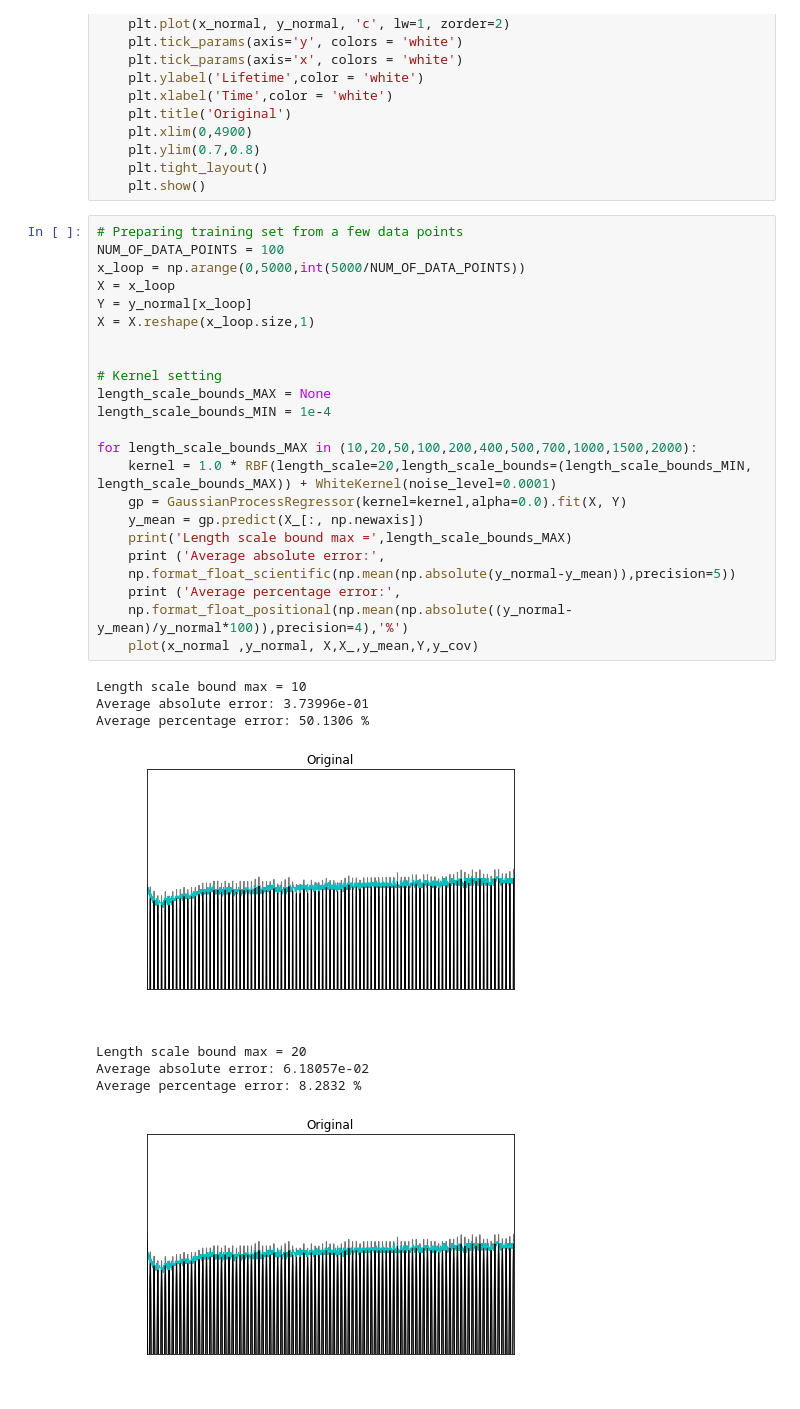
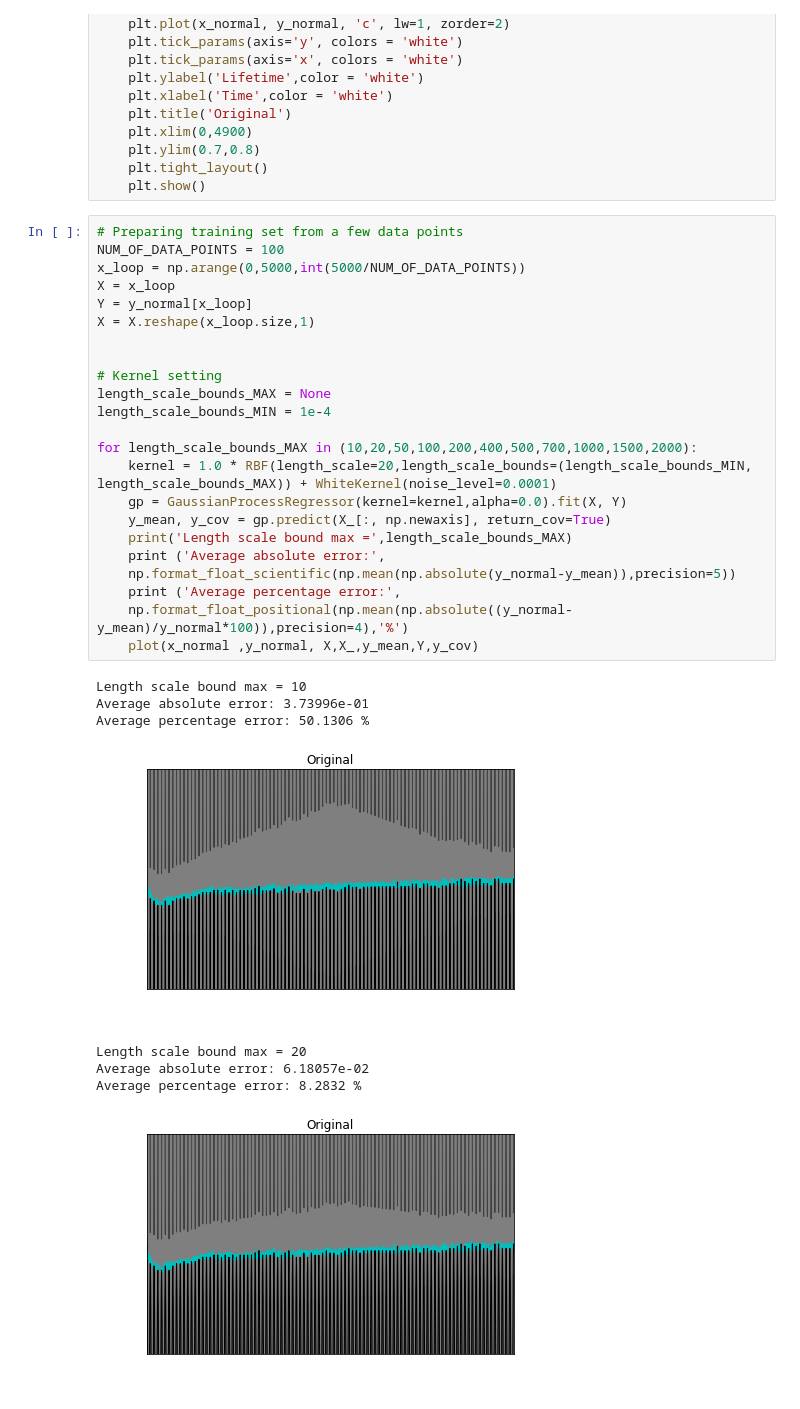
Before and after one commit to michelleliu1027/Bayesian_PV, a Jupyter notebook: BO_lengthscale.ipynb, the cells around one changed output. Saved outputs shown, nothing was run; the diff lists cells and outputs as text.

```diff
--- a/BO_lengthscale.ipynb
+++ b/BO_lengthscale.ipynb
@@ -65,35 +65,35 @@ def plot (x_normal ,y_normal, X,X_,y_mean,Y,y_cov):
 # %%
 # Preparing training set from a few data points
 NUM_OF_DATA_POINTS = 100
 x_loop = np.arange(0,5000,int(5000/NUM_OF_DATA_POINTS))
 X = x_loop
 Y = y_normal[x_loop]
 X = X.reshape(x_loop.size,1)
 
 
 # Kernel setting
 length_scale_bounds_MAX = None
 length_scale_bounds_MIN = 1e-4
 
 for length_scale_bounds_MAX in (10,20,50,100,200,400,500,700,1000,1500,2000):
     kernel = 1.0 * RBF(length_scale=20,length_scale_bounds=(length_scale_bounds_MIN, length_scale_bounds_MAX)) + WhiteKernel(noise_level=0.0001)
     gp = GaussianProcessRegressor(kernel=kernel,alpha=0.0).fit(X, Y)
-    y_mean = gp.predict(X_[:, np.newaxis])
+    y_mean, y_cov = gp.predict(X_[:, np.newaxis], return_cov=True)
     print('Length scale bound max =',length_scale_bounds_MAX)
     print ('Average absolute error:',
     np.format_float_scientific(np.mean(np.absolute(y_normal-y_mean)),precision=5))
     print ('Average percentage error:',
     np.format_float_positional(np.mean(np.absolute((y_normal-y_mean)/y_normal*100)),precision=4),'%')
     plot(x_normal ,y_normal, X,X_,y_mean,Y,y_cov)
 # %% [output]
 Length scale bound max = 10
 Average absolute error: 3.73996e-01
 Average percentage error: 50.1306 %
-[figure, old version]
+[figure, new version]
 Length scale bound max = 20
 Average absolute error: 6.18057e-02
 Average percentage error: 8.2832 %
-[figure, old version]
+[figure, new version]
 Length scale bound max = 50
 Average absolute error: 2.90558e-03
 Average percentage error: 0.3889 %
```
Also changed, not shown: parts of 3 cells of this notebook.
